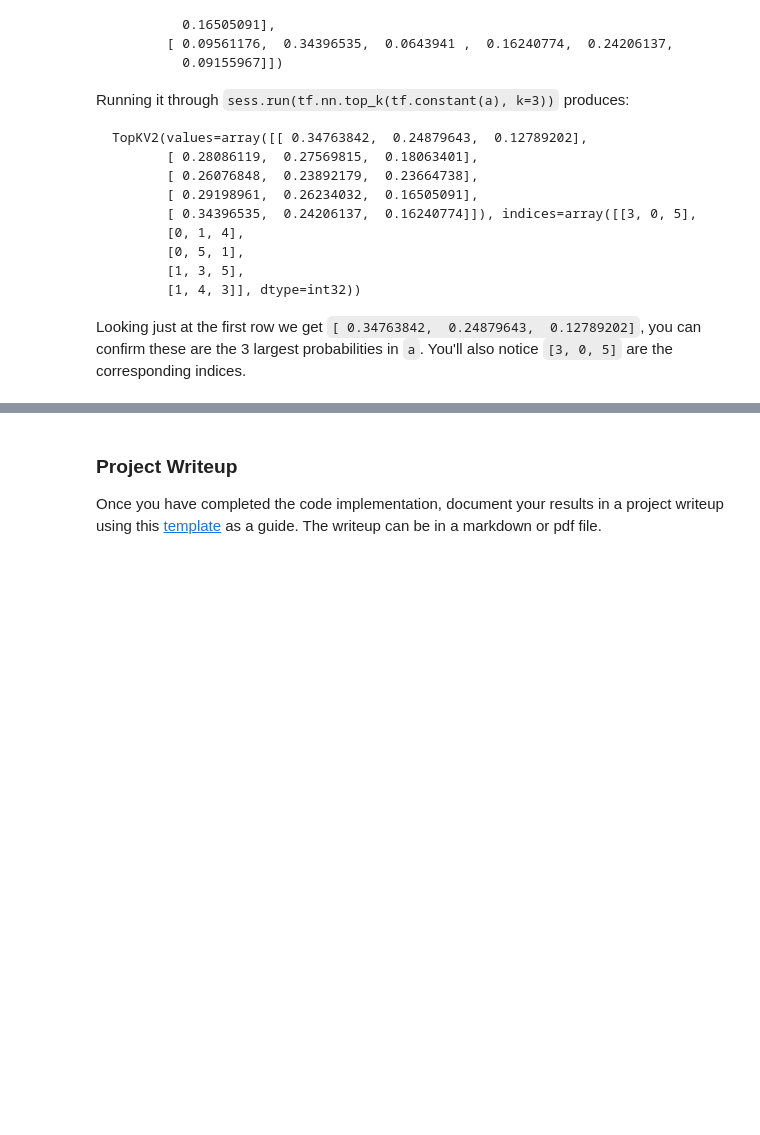
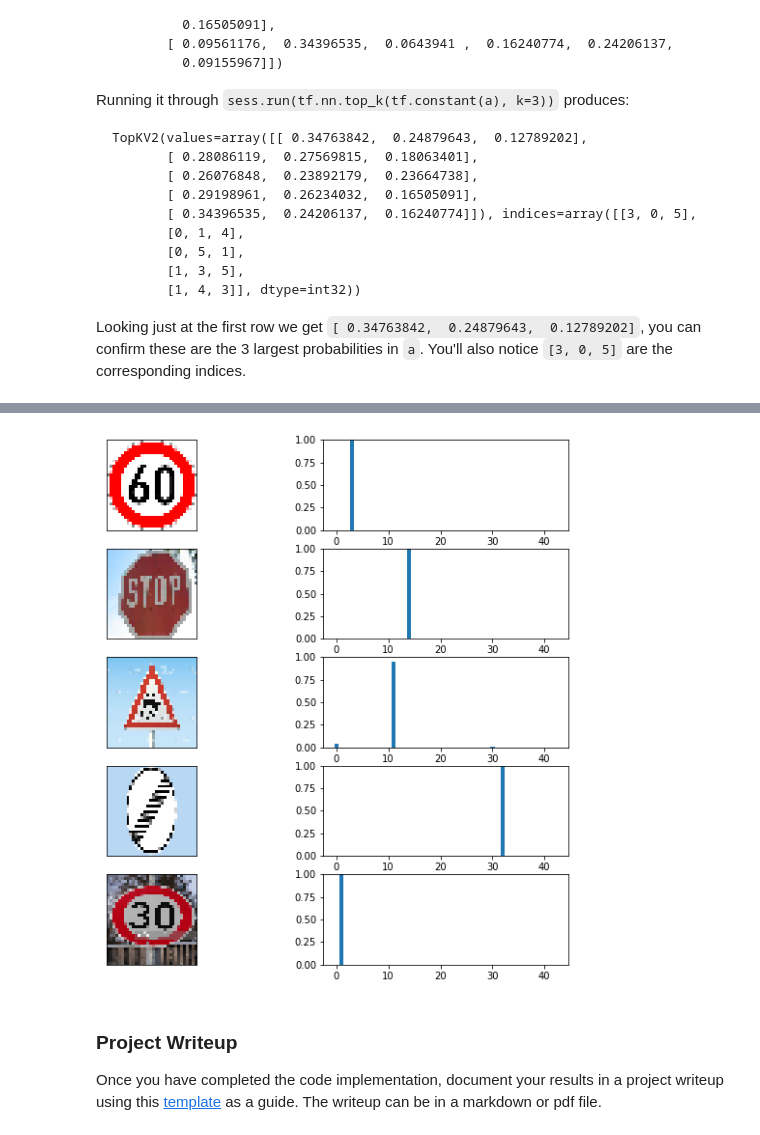
Before and after one commit to BeSlower/Self-Driving-Car, a Jupyter notebook: Project_2_traffic_sign_classification/Traffic_Sign_Classifier.ipynb, the cells around one changed output, grey strips where cells are left out. Cells and saved outputs as stored; diff of their text form; code cells hidden in the pictures; blank space fills up the shorter version.

```diff
--- a/Project_2_traffic_sign_classification/Traffic_Sign_Classifier.ipynb
+++ b/Project_2_traffic_sign_classification/Traffic_Sign_Classifier.ipynb
@@ -577,3 +583,24 @@ Image 2:
+# %%
+with tf.Session() as sess:
+    sess.run(tf.global_variables_initializer())
+    saver.restore(sess, model_name)
+    softmax_probs = sess.run(tf.nn.softmax(logits), feed_dict={x: new_images_gray, keep_prob: 1.})
+
+# plot softmax probs along with traffic sign examples
+n_images = len(new_images)
+fig, axarray = plt.subplots(n_images, 2)
+fig.set_figheight(10)
+fig.set_figwidth(10)
+#plt.suptitle('Visualization of Softmax Probabilities for Each Example', fontsize=15, fontweight='bold')
+for r in range(0, n_images):
+    axarray[r, 0].imshow(np.squeeze(new_images[r]))
+    axarray[r, 0].set_xticks([]), axarray[r, 0].set_yticks([])
+    plt.setp(axarray[r, 0].get_xticklabels(), visible=False)
+    plt.setp(axarray[r, 0].get_yticklabels(), visible=False)
+    axarray[r, 1].bar(np.arange(n_classes), softmax_probs[r])
+    axarray[r, 1].set_ylim([0, 1])
+# %% [output]
+[figure, added]
 # %% [markdown]
 ### Project Writeup
 
```
Also changed, not shown: parts of 11 cells of this notebook, 24 other files.
